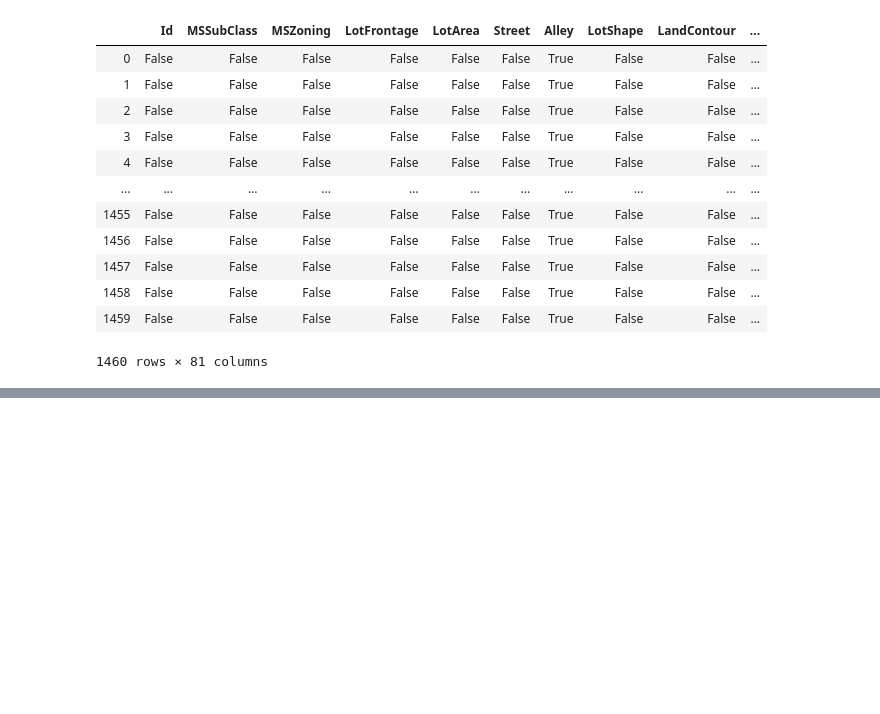
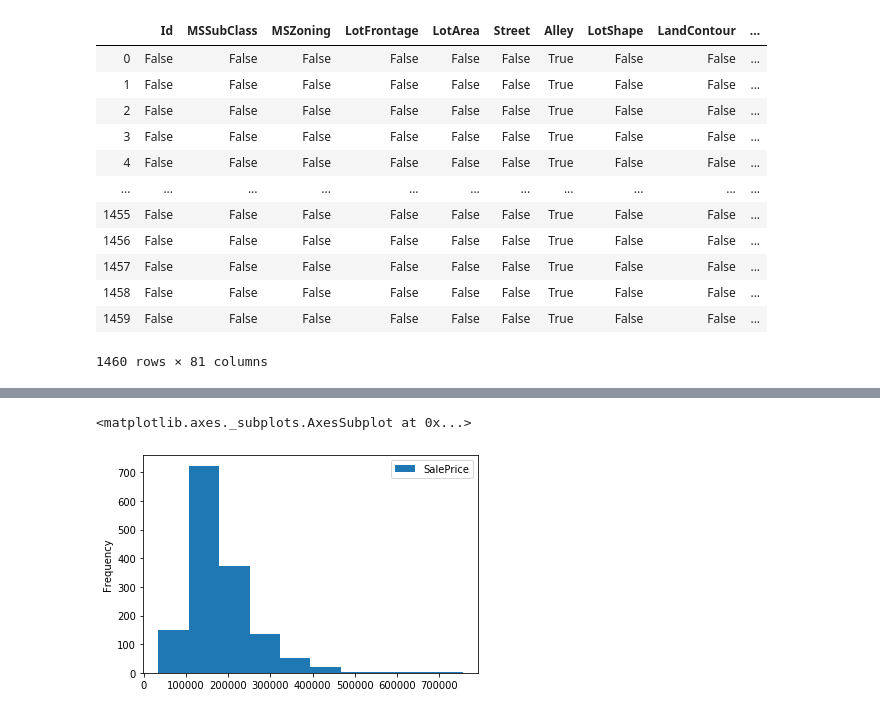
Before and after one commit to othaderek/ames, a Jupyter notebook: notebooks/ames_notebook.ipynb, the cells around one changed output, grey strips where cells are left out. Drawn from its saved outputs; the diff is of its cells as text; code cells hidden in the pictures; blank space fills up the shorter version.

Commit message:
Plotted house sales prices.

```diff
--- a/notebooks/ames_notebook.ipynb
+++ b/notebooks/ames_notebook.ipynb
@@ -69,0 +86,5 @@ houses.isnull()
+# %%
+houses[['SalePrice']].plot.hist()
+# %% [output]
+<matplotlib.axes._subplots.AxesSubplot at 0x...>
+[figure, added]
```
Also changed, not shown: parts of 1 cell of this notebook.
